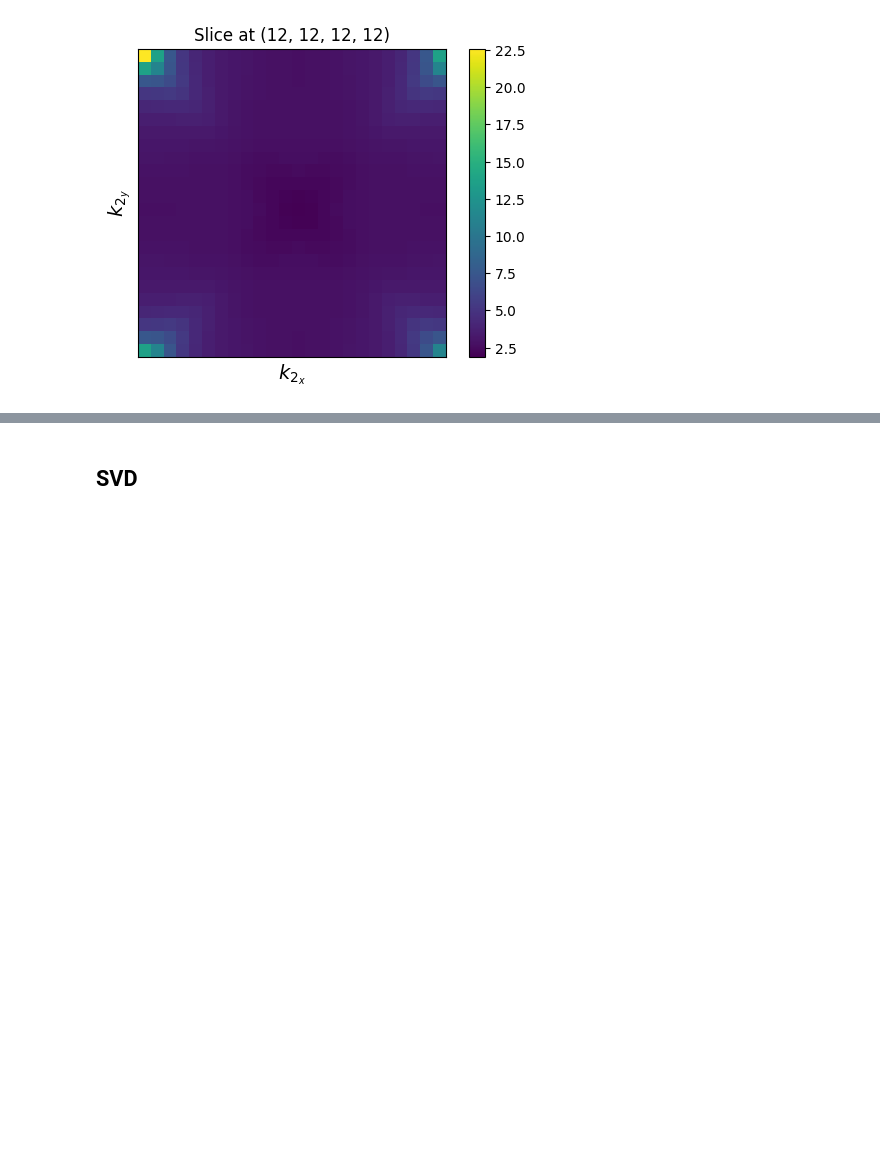
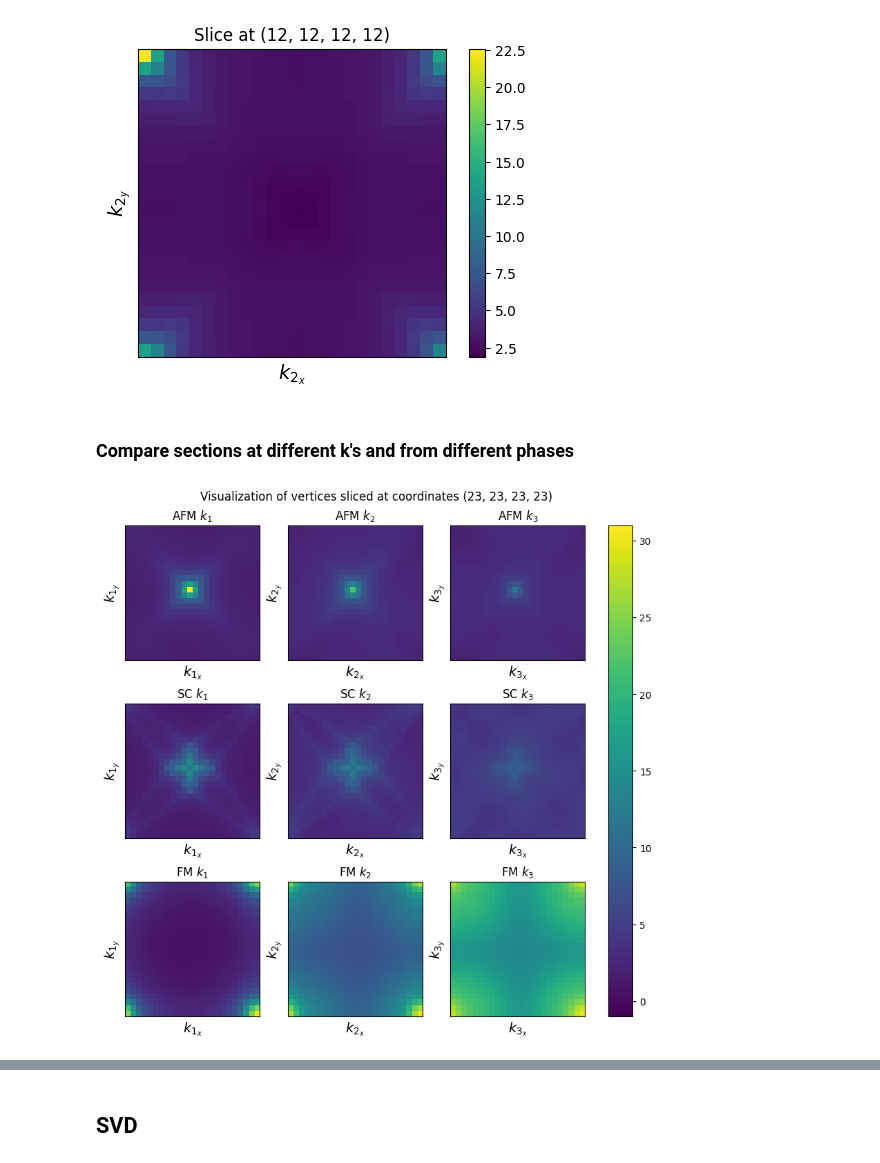
Before and after one commit to DanielSpringer/PhysML, a Jupyter notebook: notebooks/vertex/dev_seb.ipynb, the cells around one changed output, grey strips where cells are left out. Cells and saved outputs as stored; diff of their text form; code cells hidden in the pictures; blank space fills up the shorter version.

```diff
--- a/notebooks/vertex/dev_seb.ipynb
+++ b/notebooks/vertex/dev_seb.ipynb
@@ -338,3 +338,33 @@ axis, slice_at = 3, (i, i, i, i)
 vertvis.plot_section(vertex6, axis, slice_at, figsize=(6,4), title=f'Slice at {(i, i, i, i)}')
 # %% [output]
 [figure]
+# %% [markdown]
+### Compare sections at different k's and from different phases
+# %%
+import matplotlib.pyplot as plt
+
+files_names = ['tp0.000000_mu0.000000', 'tp0.270000_mu1.080000', 'tp0.500000_mu2.000000']
+# files_names = ['tp0.000000_mu0.000000', 'tp0.010000_mu0.040000', 'tp0.020000_mu0.080000']
+vertices = [AutoEncoderVertex24x6Dataset.load_from_file(f'../../../frgs_6d/{fn}.h5') for fn in files_names]
+vertex_phases = ['AFM', 'SC', 'FM']
+
+i = 23
+axis, slice_at = 5, (i, i, i, i)
+nrows, ncols = 3, 3
+
+fig, axs = plt.subplots(nrows, ncols, figsize=(12, 8), layout='compressed', subplot_kw={'aspect': 'equal'})
+axs = axs.flatten()
+vmin, vmax = -1, 31 # min([np.nanmin(v) for v in vertices]), max([np.nanmax(v) for v in vertices])
+for i, vertex in enumerate(vertices):
+    for ki in range(1, 4):
+        ax = axs[i * ncols + (ki - 1)]
+        axis = ki * 2
+        data = vertvis.get_mat_slice(vertex, axis, slice_at)
+        img = vertvis._create_plot(ax, data, axis, vmin=vmin, vmax=vmax)
+        label = f'{vertex_phases[i]} $k_{ki}$'
+        ax.set_title(label)
+fig.colorbar(img, ax=axs)
+fig.suptitle(f'Visualization of vertices sliced at coordinates {slice_at}')
+plt.show()
+# %% [output]
+[figure, added]
```
Also changed, not shown: parts of 2 cells of this notebook, 4 other files.
